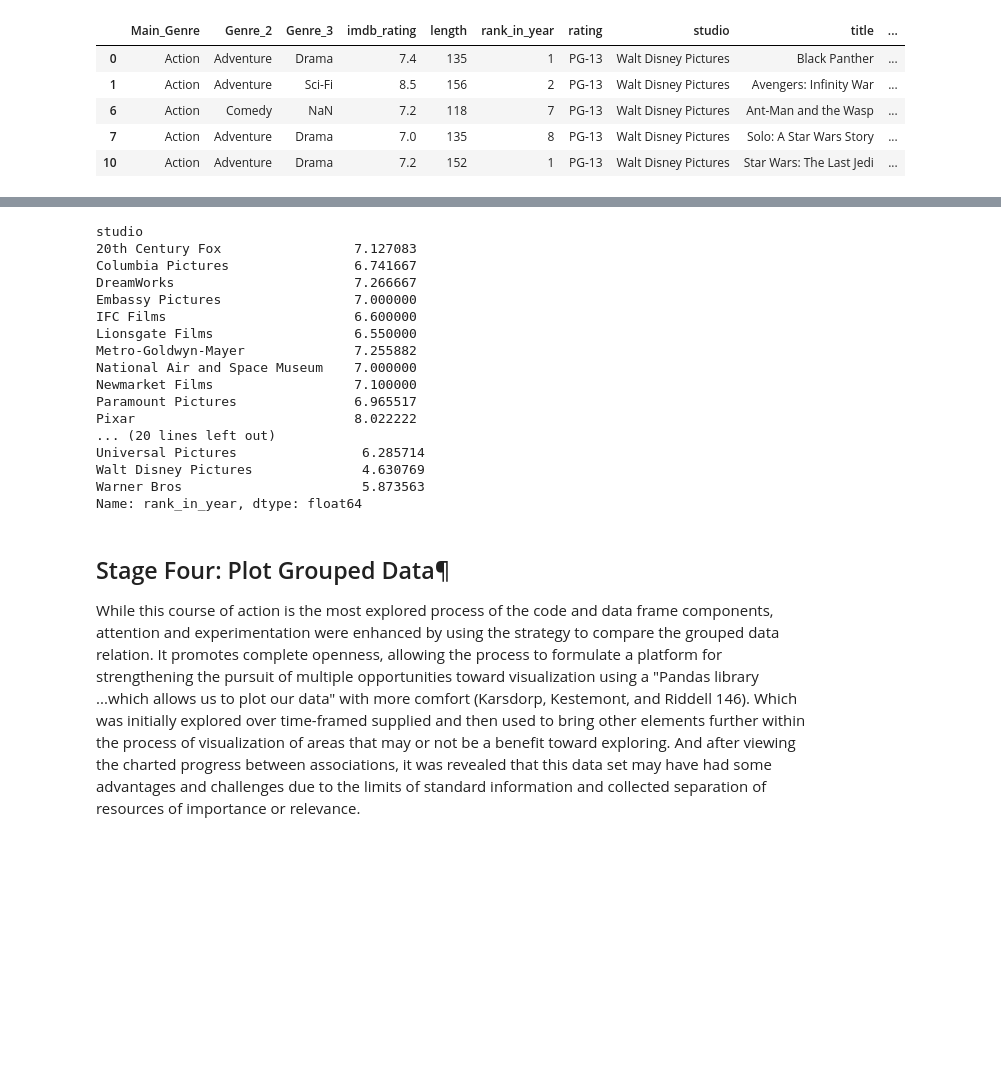
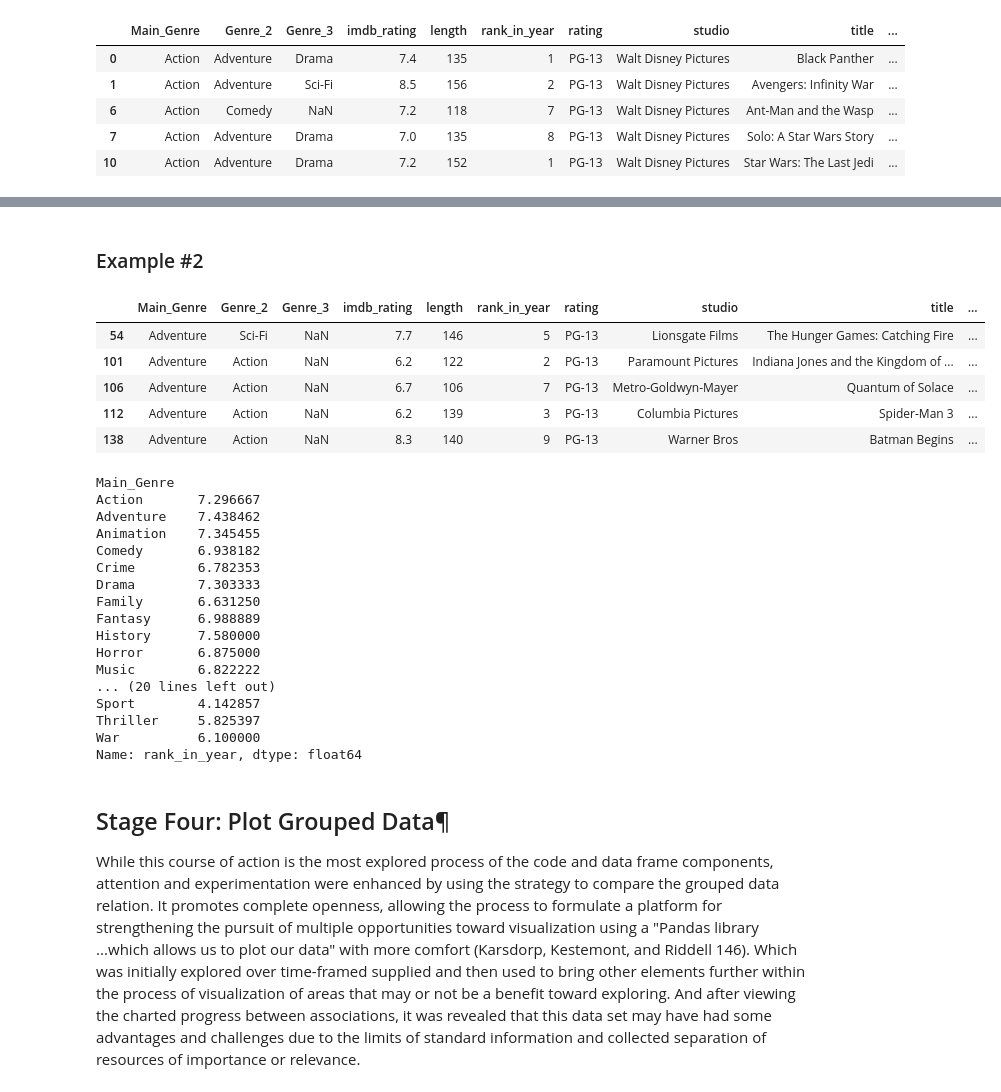
Before and after one commit to dlb007/Vox, a Jupyter notebook: Assignment # 8x.ipynb, the cells around one changed output, grey strips where cells are left out. Saved outputs shown, nothing was run; the diff lists cells and outputs as text; code cells hidden in the pictures; blank space fills up the shorter version.

```diff
--- a/Assignment # 8x.ipynb
+++ b/Assignment # 8x.ipynb
@@ -86,23 +107,35 @@ close_region.get_group('Walt Disney Pictures').head()
+# %% [markdown]
+### Example #2
+# %%
+close_region = df_list[0].groupby('Main_Genre')
+close_region.get_group('Adventure').head()
+# %% [output]
+|  | Main_Genre | Genre_2 | Genre_3 | imdb_rating | length | rank_in_year | rating | studio | title | ... |
+| 54 | Adventure | Sci-Fi | NaN | 7.7 | 146 | 5 | PG-13 | Lionsgate Films | The Hunger Games: Catching Fire | ... |
+| 101 | Adventure | Action | NaN | 6.2 | 122 | 2 | PG-13 | Paramount Pictures | Indiana Jones and the Kingdom of ... | ... |
+| 106 | Adventure | Action | NaN | 6.7 | 106 | 7 | PG-13 | Metro-Goldwyn-Mayer | Quantum of Solace | ... |
+| 112 | Adventure | Action | NaN | 6.2 | 139 | 3 | PG-13 | Columbia Pictures | Spider-Man 3 | ... |
+| 138 | Adventure | Action | NaN | 8.3 | 140 | 9 | PG-13 | Warner Bros | Batman Begins | ... |
 # %%
 print(close_region['imdb_rating'].mean())
 print(close_region['rank_in_year'].mean())
 # %% [output]
-studio
-20th Century Fox                 7.127083
-Columbia Pictures                6.741667
-DreamWorks                       7.266667
-Embassy Pictures                 7.000000
-IFC Films                        6.600000
-Lionsgate Films                  6.550000
-Metro-Goldwyn-Mayer              7.255882
-National Air and Space Museum    7.000000
-Newmarket Films                  7.100000
-Paramount Pictures               6.965517
-Pixar                            8.022222
+Main_Genre
+Action       7.296667
+Adventure    7.438462
+Animation    7.345455
+Comedy       6.938182
+Crime        6.782353
+Drama        7.303333
+Family       6.631250
+Fantasy      6.988889
+History      7.580000
+Horror       6.875000
+Music        6.822222
 ... (20 lines left out)
-Universal Pictures                6.285714
-Walt Disney Pictures              4.630769
-Warner Bros                       5.873563
+Sport        4.142857
+Thriller     5.825397
+War          6.100000
 Name: rank_in_year, dtype: float64
 # %% [markdown]
 ## Stage Four: Plot Grouped Data¶
```
Also changed, not shown: parts of 5 cells of this notebook, 1 other file.
